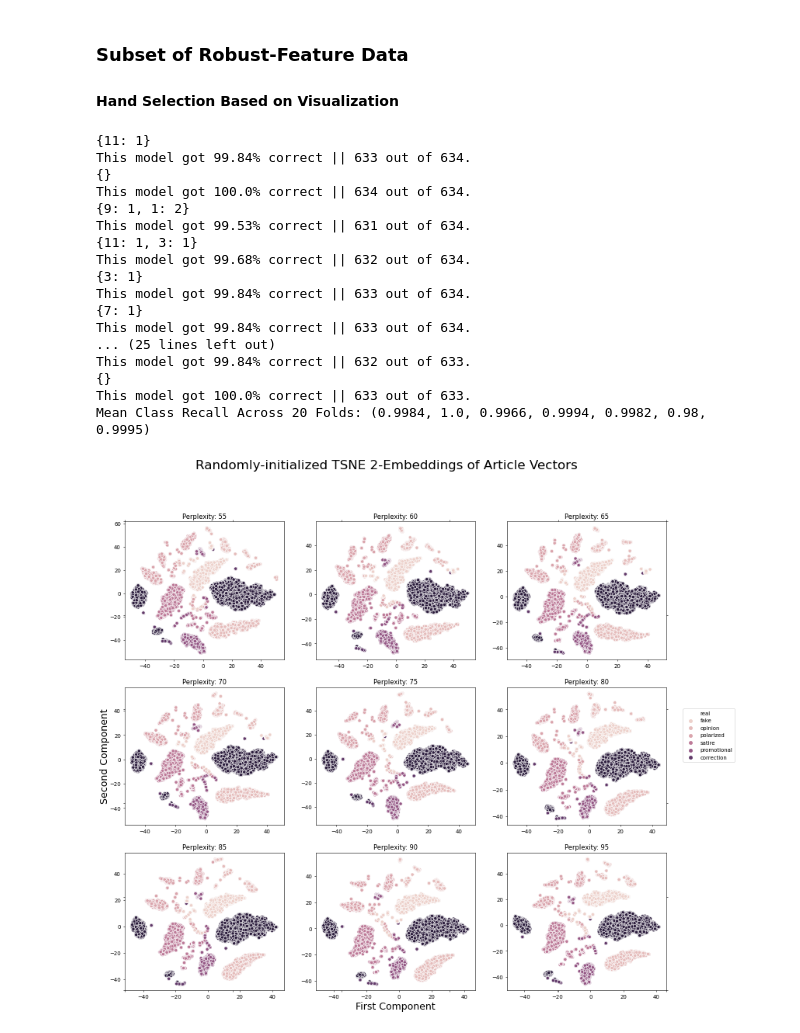
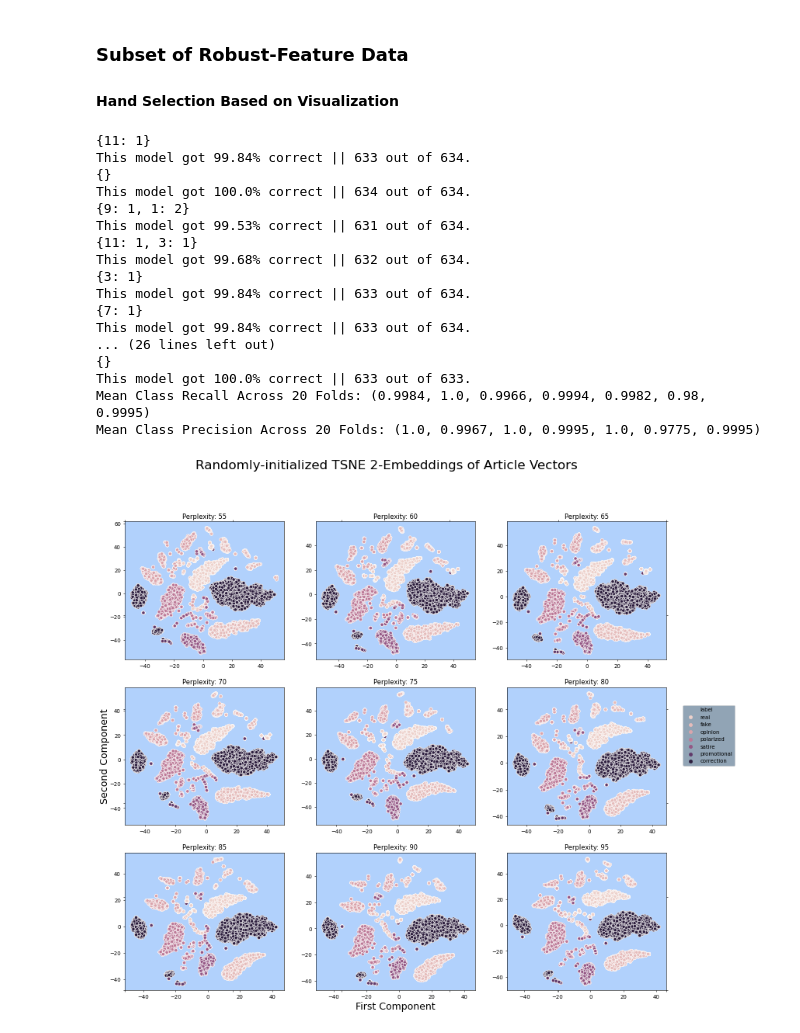
Before and after one commit to lethaiq/SysFake-1, a Jupyter notebook: notebooks/multinom_svc_diagnostics.ipynb, the cells around one changed output. Drawn from its saved outputs; the diff is of its cells as text; code cells hidden in the pictures.

Commit message:
Fixed TSNE Legend label to display all types + title

```diff
--- a/notebooks/multinom_svc_diagnostics.ipynb
+++ b/notebooks/multinom_svc_diagnostics.ipynb
@@ -94,7 +96,7 @@ def cross_val_best(x, y, kf=None, kernel='rbf'):
     kf = kf if kf else KFold(n_splits=20, shuffle=True, random_state=random_state)
     splits = kf.split(x, y)
 
-    models, recalls = {}, []
+    models, recalls, precisions = {}, [], []
 
     ### report mean macro and micro average recall per fold
     for fold_i, (train, test) in enumerate(splits):
@@ -106,12 +108,16 @@ def cross_val_best(x, y, kf=None, kernel='rbf'):
                     random_state=random_state).fit(x_train, y_train)
         y_pred = model.predict(x_test)
         score = recall_score(y_test, y_pred, average='micro')
+        #print(f"Per-class precision: {', '.join(list(map(str, precision_score(y_test, y_pred, average=None))))}")
         recalls.append(recall_score(y_test, y_pred, average=None))
+        precisions.append(precision_score(y_test, y_pred, average=None))
         models.update({model:score})
         validate(model, x_test, y_test);
 
     best_model = max(models, key=models.get)
     recalls = pd.DataFrame(recalls, columns=list(CLASS_DICT.keys()))
+    precisions = pd.DataFrame(precisions, columns=list(CLASS_DICT.keys()))
 
     print(f"Mean Class Recall Across {kf.n_splits!s} Folds: {*recalls.mean().round(4),!s}")
+    print(f"Mean Class Precision Across {kf.n_splits!s} Folds: {*precisions.mean().round(4),!s}")
     return best_model
@@ -231,7 +261,7 @@ def plot_coefficients(classifier, feature_names):
     ax = coef.T.plot(kind="bar",
                      stacked=True,
                      figsize=(16,8),
-                     colormap="twilight",
+                     colormap="viridis",
                      title=f"for SVC with {classifier.kernel} kernel and gamma={classifier.gamma!s}")
 
     # now we need a handle for the plot's legend
@@ -249,7 +279,7 @@ def plot_coefficients(classifier, feature_names):
     # setting axis labels, over-title and saving the figure
     ax.set(xlabel="Feature", ylabel="Support Coefficient")
     plt.suptitle("Per-Problem Feature Support Coefficients")
-    plt.savefig("featureselection_1.png")
+    plt.savefig(f"./figures/{len(CLASS_DICT)!s}lab_featureselection_1.png")
     return coef
 
 coef = plot_coefficients(model, features)
@@ -277,7 +307,7 @@ ax.set_title(f"for SVC with {model.kernel} kernel and gamma={model.gamma!s}")
 plt.suptitle("Overall Feature Variance")
 ax.set_xticklabels(features, rotation=90)
 ax.set(xlabel='Feature', ylabel='Variance Magnitude')
-plt.savefig("featureselection_2.png")
+plt.savefig(f"./figures/{len(CLASS_DICT)!s}lab_featureselection_2.png")
 ###
 
 # each vector in the list below represents the support vectors for
@@ -309,7 +339,7 @@ x, y = map(lambda j: j.to_numpy(), (x,y))
 
 best_model = cross_val_best(x, y)
 
-with open(f"models/model_kernel[{best_model.kernel}]gamma[{best_model.gamma}]_subset.pickle", mode="wb") as fileout:
+with open(f"models/best-model_kernel[{best_model.kernel}]gamma[{best_model.gamma}]_subset.pickle", mode="wb") as fileout:
     pickle.dump(best_model, fileout)
 # %% [output]
 {11: 1}
@@ -324,11 +354,11 @@ This model got 99.68% correct || 632 out of 634.
 This model got 99.84% correct || 633 out of 634.
 {7: 1}
 This model got 99.84% correct || 633 out of 634.
-... (25 lines left out)
-This model got 99.84% correct || 632 out of 633.
+... (26 lines left out)
 {}
 This model got 100.0% correct || 633 out of 633.
 Mean Class Recall Across 20 Folds: (0.9984, 1.0, 0.9966, 0.9994, 0.9982, 0.98, 0.9995)
+Mean Class Precision Across 20 Folds: (1.0, 0.9967, 1.0, 0.9995, 1.0, 0.9775, 0.9995)
 # %%
 perps = np.arange(55, 100, 5)
 try:
@@ -360,32 +390,33 @@ except:
 # convert to a dataframe if we stored the embeddings as an `ndarray`
 #if not isinstance(embedded, pd.DataFrame) and isinstance(embedded, np.ndarray):
 #    xe, ye = embedded[:,0], embedded[:,1]
 #    embedded = pd.DataFrame({'x':xe, 'y':ye, 'label':d_subset_robust['label']})
 
 # we need a mapping of numeric label to string label
 # in a moment we will use it to assemble the plot's legend
 
 fig, ax = plt.subplots(3, 3, figsize=(18,16), dpi=50)
 
 for i, axrow in enumerate(ax):
     for j, subplot in enumerate(axrow):
         embedded = embeds[3*i + j]
         xe, ye = embedded[:,0], embedded[:,1]
         subplot_ax = sns.scatterplot(xe, ye,
                                      hue=d_subset_robust['label'],
                                      ax=subplot, legend='full')
         handles, _ = subplot_ax.get_legend_handles_labels()
         subplot_ax.get_legend().remove()
         subplot_ax.set_title(f"Perplexity: {perps[3*i + j]!s}")
+        subplot_ax.set_facecolor('xkcd:powder blue')
 
-plt.figlegend(handles, list(CLASS_DICT.keys()), loc='center right')
+plt.figlegend(handles, ['label']+list(CLASS_DICT.keys()), loc='center right', facecolor='xkcd:blue/grey')
 
 ax = fig.add_subplot(111, frameon=False)
 plt.tick_params(labelcolor='none', top='off', bottom='off', left='off', right='off')
 
 plt.suptitle("Randomly-initialized TSNE 2-Embeddings of Article Vectors", fontsize=24);
 ax.set_xlabel("First Component", fontsize=18);
 ax.set_ylabel("Second Component", fontsize=18);
 plt.savefig("./figures/TSNE_grid.png", dpi=200)
 # %% [output]
-[figure, old version]
+[figure, new version]
```
Also changed, not shown: parts of 9 cells of this notebook, 2 other files.
